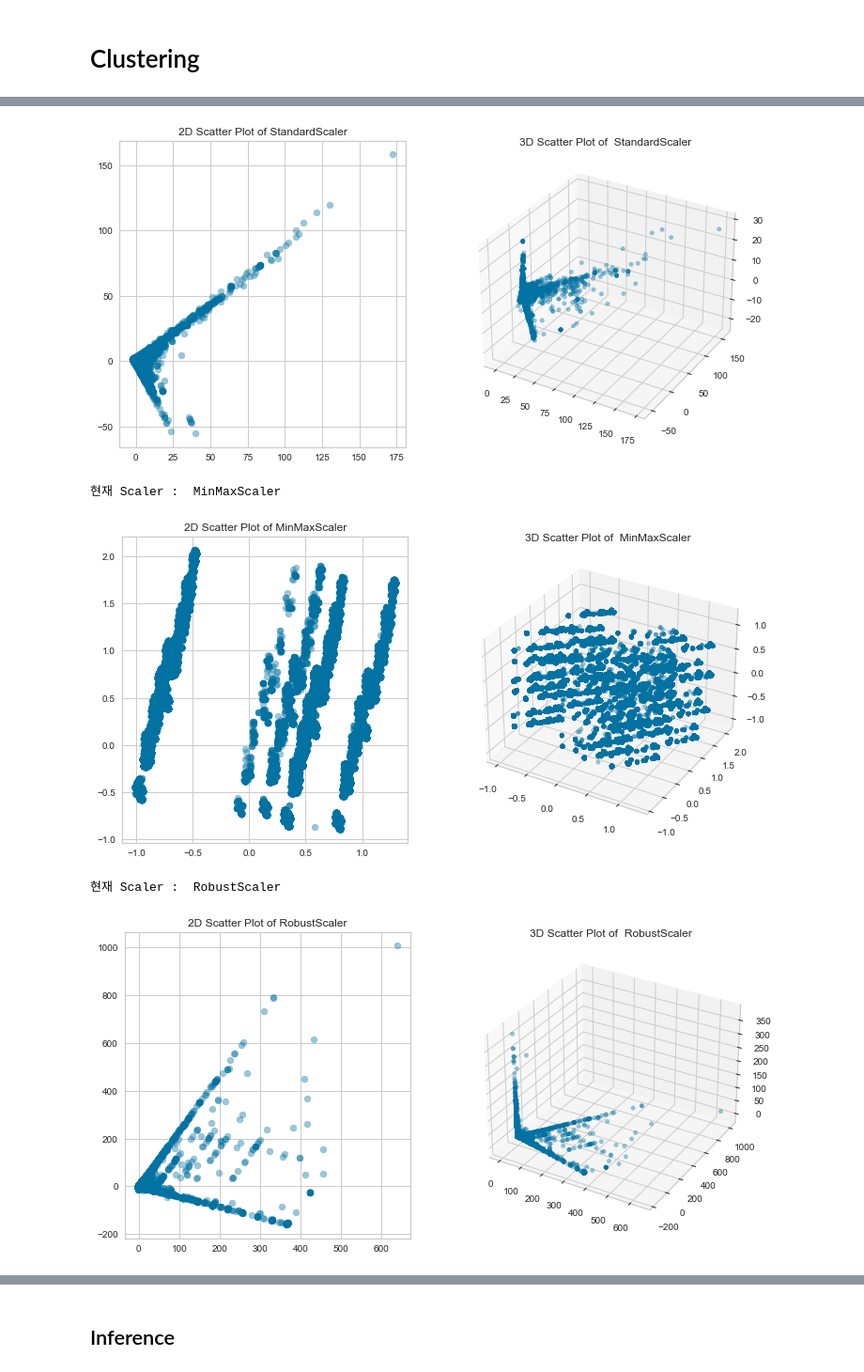
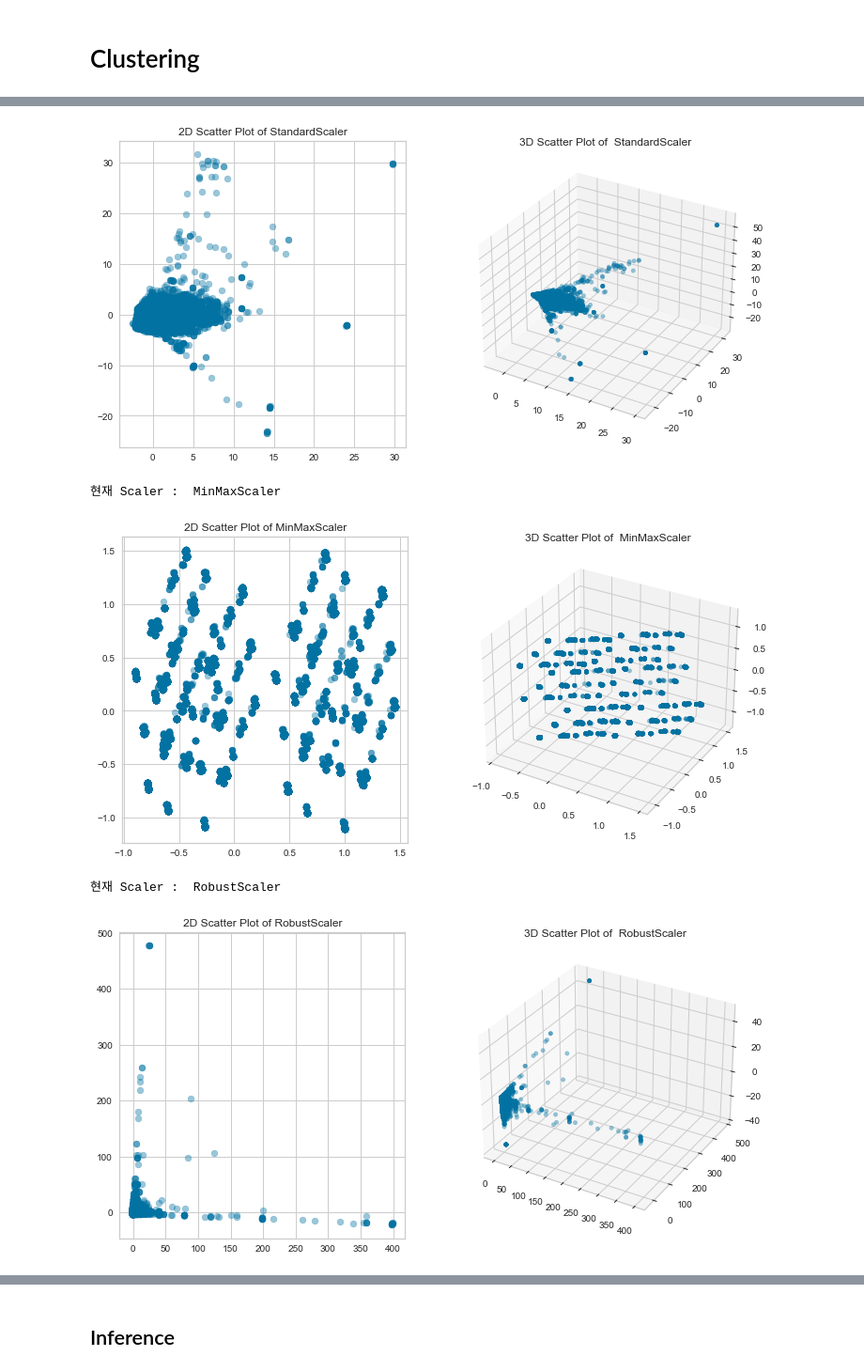
Before and after one commit to paragonyun/2022_bigcontest, a Jupyter notebook: main_test.ipynb, the cells around one changed output, grey strips where cells are left out. Shown at 94% size. Cells and saved outputs as stored; diff of their text form; code cells hidden in the pictures.

Commit message:
Add Clustering Example

```diff
--- a/main_test.ipynb
+++ b/main_test.ipynb
@@ -154,8 +162,8 @@ from src.clustering_preprocessor import ClusteringPreprocessor
 
 df = pd.read_csv('./data/user_spec.csv')
 
-clus = ClusteringPreprocessor(df)
-scaled_lst = clus.run()
-scaled_lst
+clus = ClusteringPreprocessor(df, extraction=True)
+extact_test = clus.run()
+extact_test
 # %% [output]
 전처리 시작...
@@ -176,8 +184,8 @@ None
 시각화를 시작합니다...
 현재 Scaler :  StandardScaler
-[figure, old version]
+[figure, new version]
 현재 Scaler :  MinMaxScaler
-[figure, old version]
+[figure, new version]
 현재 Scaler :  RobustScaler
-[figure, old version]
+[figure, new version]
 현재 Scaler :  PowerTransformer
```
Also changed, not shown: parts of 3 cells of this notebook.
